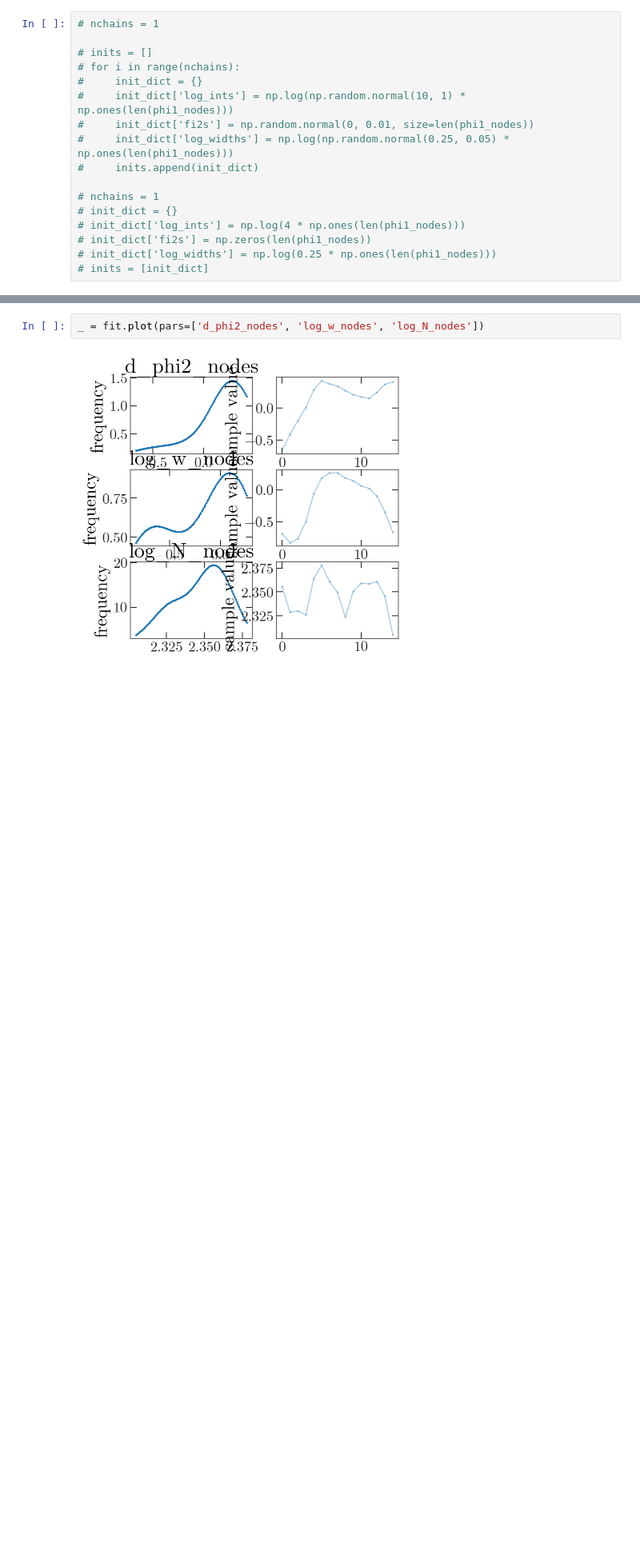
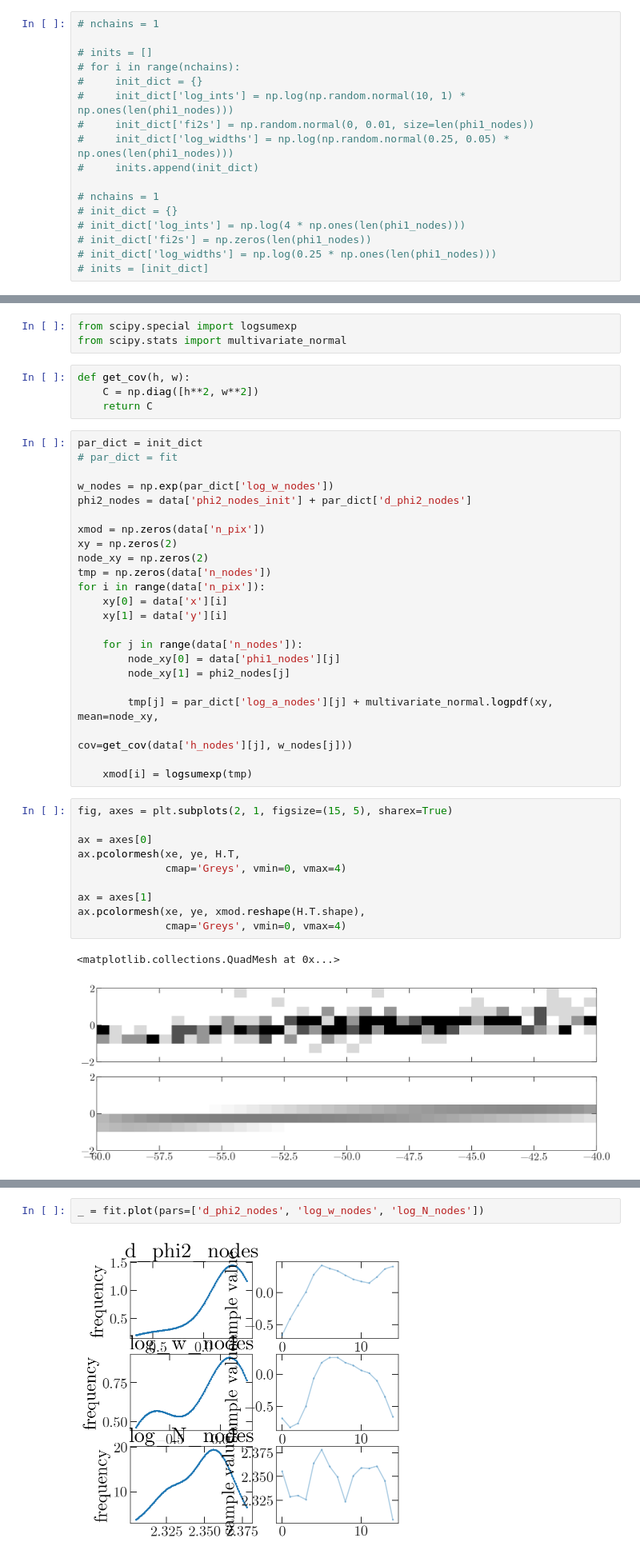
Before and after one commit to adrn/GD1-DR2, a Jupyter notebook: notebooks/Binned-density-model.ipynb, the cells around one changed output, grey strips where cells are left out. Shown at 80% size. Saved outputs shown, nothing was run; the diff lists cells and outputs as text; blank space fills up the shorter version.

```diff
--- a/notebooks/Binned-density-model.ipynb
+++ b/notebooks/Binned-density-model.ipynb
@@ -121,0 +134,43 @@ inits = [init_dict]
+# %%
+from scipy.special import logsumexp
+from scipy.stats import multivariate_normal
+# %%
+def get_cov(h, w):
+    C = np.diag([h**2, w**2])
+    return C
+# %%
+par_dict = init_dict
+# par_dict = fit
+
+w_nodes = np.exp(par_dict['log_w_nodes'])
+phi2_nodes = data['phi2_nodes_init'] + par_dict['d_phi2_nodes']
+
+xmod = np.zeros(data['n_pix'])
+xy = np.zeros(2)
+node_xy = np.zeros(2)
+tmp = np.zeros(data['n_nodes'])
+for i in range(data['n_pix']):
+    xy[0] = data['x'][i]
+    xy[1] = data['y'][i]
+
+    for j in range(data['n_nodes']):
+        node_xy[0] = data['phi1_nodes'][j]
+        node_xy[1] = phi2_nodes[j]
+
+        tmp[j] = par_dict['log_a_nodes'][j] + multivariate_normal.logpdf(xy, mean=node_xy,
+                                                                         cov=get_cov(data['h_nodes'][j], w_nodes[j]))
+
+    xmod[i] = logsumexp(tmp)
+# %%
+fig, axes = plt.subplots(2, 1, figsize=(15, 5), sharex=True)
+
+ax = axes[0]
+ax.pcolormesh(xe, ye, H.T,
+              cmap='Greys', vmin=0, vmax=4)
+
+ax = axes[1]
+ax.pcolormesh(xe, ye, xmod.reshape(H.T.shape),
+              cmap='Greys', vmin=0, vmax=4)
+# %% [output]
+<matplotlib.collections.QuadMesh at 0x...>
+[figure, added]
```
Also changed, not shown: parts of 12 cells of this notebook.
